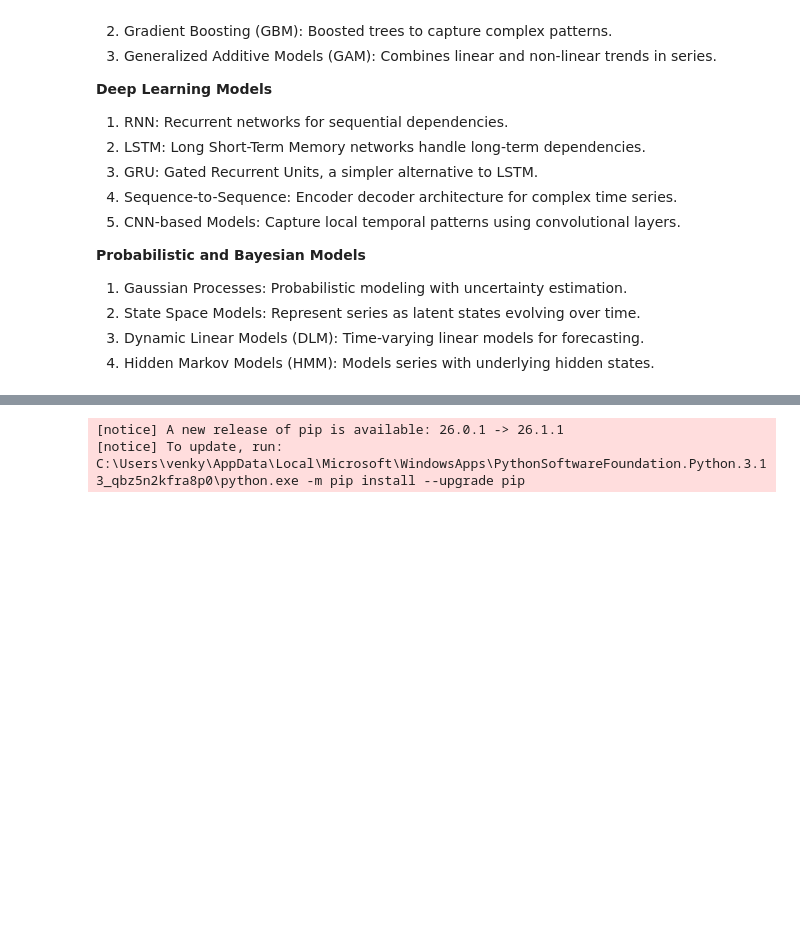
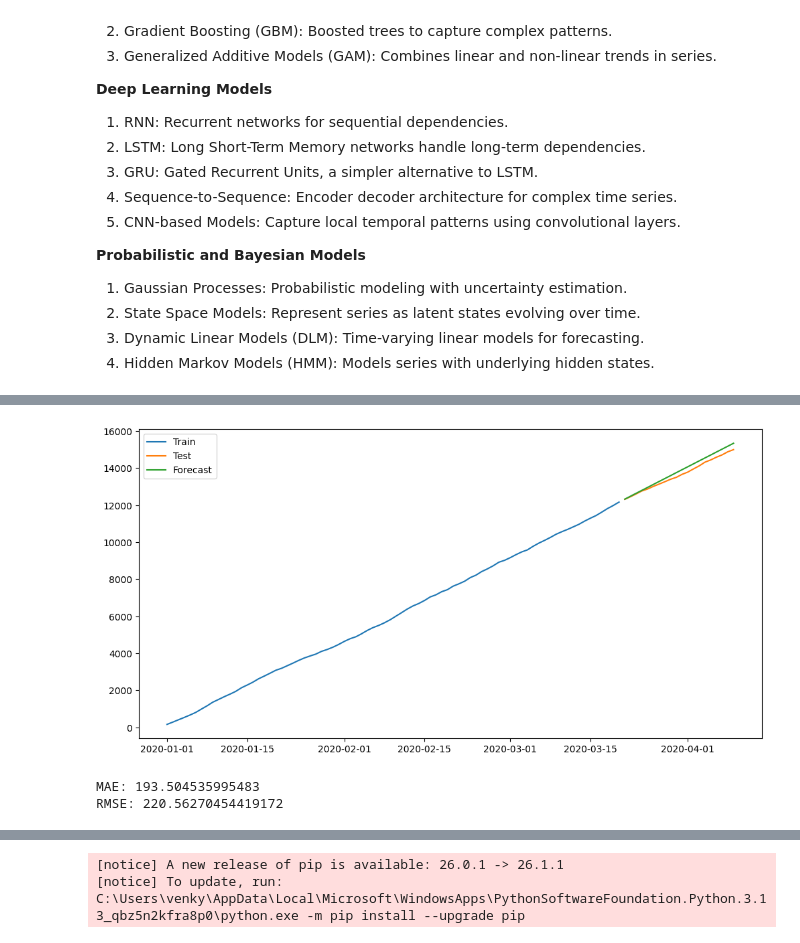
Before and after one commit to venkateshsalla01/Axiora_DS_Trainings, a Jupyter notebook: Machine_Learning/Time_series.ipynb, the cells around one changed output, grey strips where cells are left out. Cells and saved outputs as stored; diff of their text form; code cells hidden in the pictures; blank space fills up the shorter version.

```diff
--- a/Machine_Learning/Time_series.ipynb
+++ b/Machine_Learning/Time_series.ipynb
@@ -153,0 +263,3 @@ Time Series Analysis and Decomposition is used to study sequential data over tim
+# %%
+train = df[:80]
+test = df[80:]
@@ -153,0 +292,34 @@ Time Series Analysis and Decomposition is used to study sequential data over tim
+# %%
+from statsmodels.tsa.arima.model import ARIMA
+
+# Build model
+model = ARIMA(train['Sales'], order=(1,1,1))
+
+# Train model
+model_fit = model.fit()
+
+# Forecast
+forecast = model_fit.forecast(steps=len(test))
+
+# Plot
+plt.figure(figsize=(12,6))
+plt.plot(train.index, train['Sales'], label='Train')
+plt.plot(test.index, test['Sales'], label='Test')
+plt.plot(test.index, forecast, label='Forecast')
+plt.legend()
+plt.show()
+# %% [output]
+[figure, added]
+# %%
+from sklearn.metrics import mean_absolute_error, mean_squared_error
+import numpy as np
+
+mae = mean_absolute_error(test['Sales'], forecast)
+
+rmse = np.sqrt(mean_squared_error(test['Sales'], forecast))
+
+print("MAE:", mae)
+print("RMSE:", rmse)
+# %% [output]
+MAE: 193.504535995483
+RMSE: 220.56270454419172
```
Also changed, not shown: parts of 30 cells of this notebook, 1 other file.
